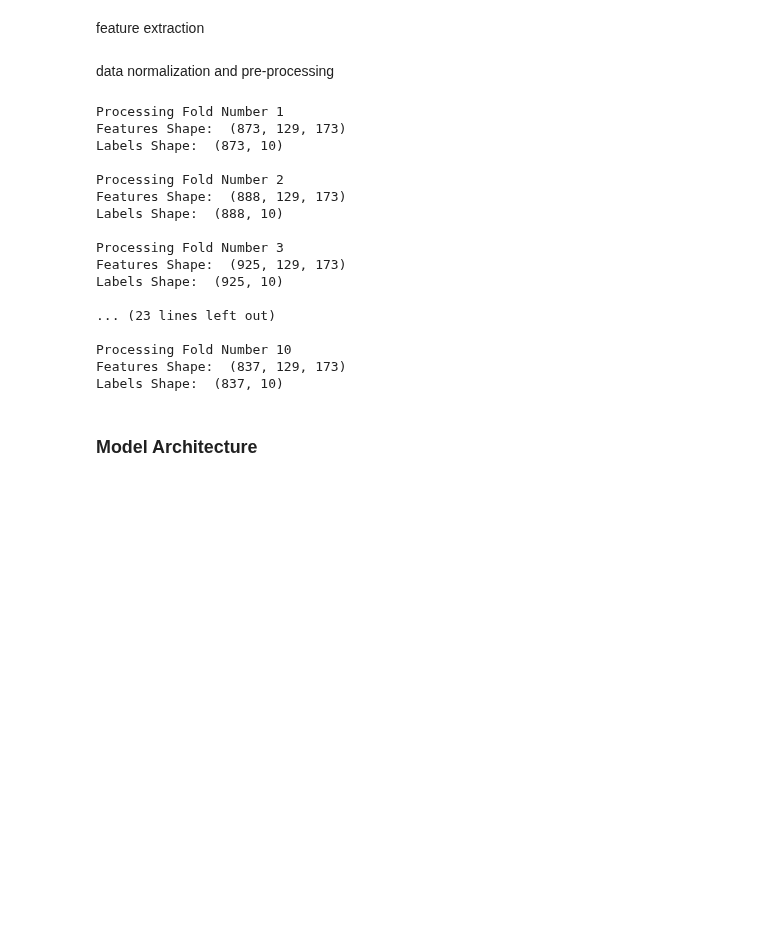
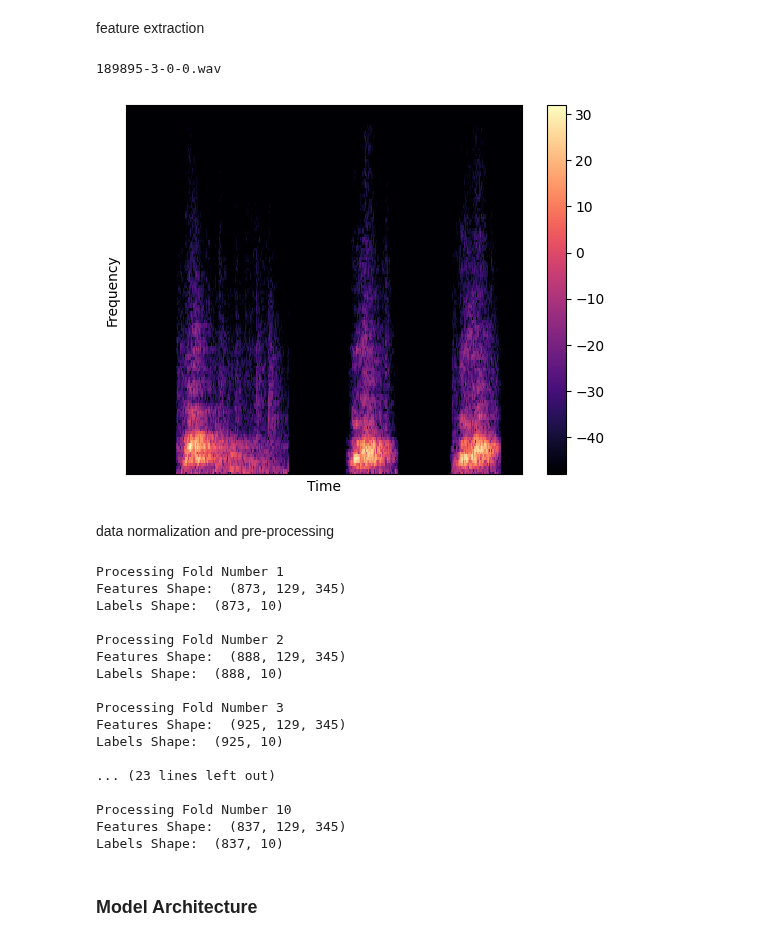
Before and after one commit to joaobaptista30/Sound_Classification, a Jupyter notebook: testes.ipynb, the cells around one changed output. Drawn from its saved outputs; the diff is of its cells as text; code cells hidden in the pictures; blank space fills up the shorter version.

```diff
--- a/testes.ipynb
+++ b/testes.ipynb
@@ -81,6 +84,32 @@ def padding(path, duration = 4, sr = 22050, files_limit = -1, verbose = False):
     return data
 # %% [markdown]
 feature extraction
+# %%
+# choose a sample to plot
+sample_num = 4729
+
+# get the filename
+filename = df.slice_file_name[sample_num]
+print(filename)
+
+path = '../UrbanSound8K/audio/fold' + str(df.fold[sample_num]) + '/' + str(filename)
+signal, sr = librosa.load(path, sr = 44100)
+
+n_fft = 256
+hop_length = 512
+
+stft = librosa.core.stft(signal, hop_length=hop_length, n_fft=n_fft)
+spectogram = np.abs(stft)
+log_spectogram = librosa.amplitude_to_db(spectogram)
+
+librosa.display.specshow(log_spectogram, sr=sr, hop_length=hop_length)
+plt.xlabel("Time")
+plt.ylabel("Frequency")
+plt.colorbar()
+plt.show()
+# %% [output]
+189895-3-0-0.wav
+[figure, added]
 # %%
 def feature_extraction(dataframe, audios, hop_length = 512, n_fft = 256):
     log_spectograms = []
@@ -130,8 +159,9 @@ for i, fold in enumerate(fold_paths):
     audio_data = padding(fold)
 
     log_spectograms, labels = feature_extraction(df, audio_data)
-    log_spectograms_normalized = (log_spectograms - np.mean(log_spectograms)) / np.std(log_spectograms)
-    # log_spectograms_normalized = log_spectograms_normalized.transpose(0,2,1)  #? acho que a final nao e preciso isto
+    # log_spectograms_normalized = (log_spectograms - np.mean(log_spectograms)) / np.std(log_spectograms)
+    log_spectograms_normalized = (log_spectograms - np.min(log_spectograms)) / (np.max(log_spectograms) - np.min(log_spectograms))
+
 
     encoded_labels = np.zeros((len(labels), 10))
     encoded_labels[np.arange(len(labels)), labels] = 1
@@ -147,21 +177,21 @@ for i, fold in enumerate(fold_paths):
     gc.collect() # libertar memoria
 # %% [output]
 Processing Fold Number 1
-Features Shape:  (873, 129, 173)
+Features Shape:  (873, 129, 345)
 Labels Shape:  (873, 10)
 
 Processing Fold Number 2
-Features Shape:  (888, 129, 173)
+Features Shape:  (888, 129, 345)
 Labels Shape:  (888, 10)
 
 Processing Fold Number 3
-Features Shape:  (925, 129, 173)
+Features Shape:  (925, 129, 345)
 Labels Shape:  (925, 10)
 
 ... (23 lines left out)
 
 Processing Fold Number 10
-Features Shape:  (837, 129, 173)
+Features Shape:  (837, 129, 345)
 Labels Shape:  (837, 10)
 # %% [markdown]
 ### Model Architecture
```
Also changed, not shown: parts of 17 cells of this notebook.
